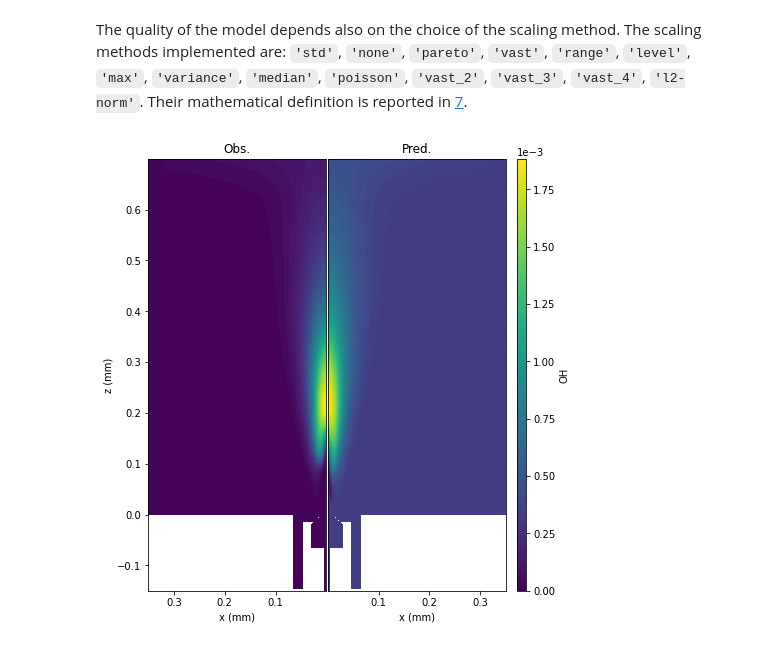
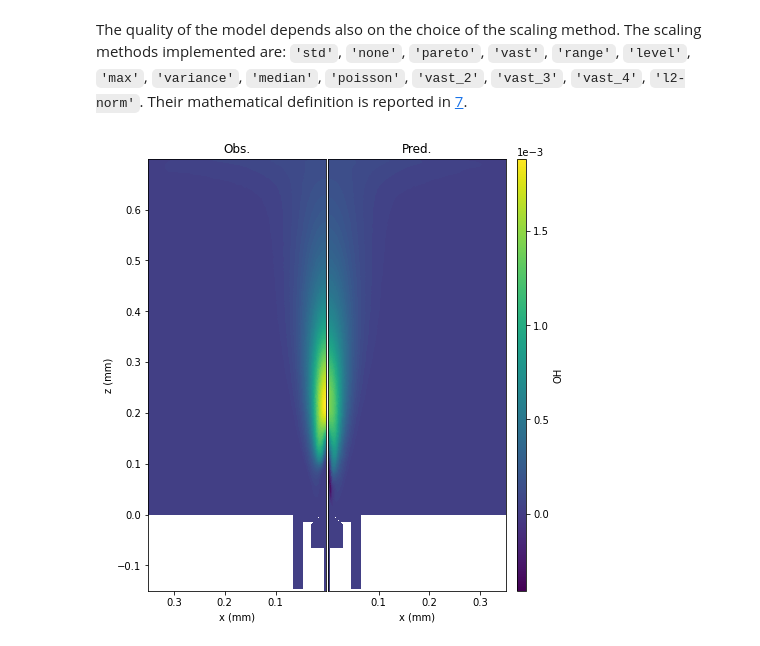
Before and after one commit to burn-research/OpenMEASURE, a Jupyter notebook: docs/sparse_sensing_doc.ipynb, the cells around one changed output. Cells and saved outputs as stored; diff of their text form; code cells hidden in the pictures.

```diff
--- a/docs/sparse_sensing_doc.ipynb
+++ b/docs/sparse_sensing_doc.ipynb
@@ -246,8 +277,7 @@ P_test = P[i_test, :]
 X_train = np.delete(X, i_test, axis=1)
 X_test = X[:, i_test]
 
-
-spr = SPR(X_train, n_features, xyz_25) # Create the spr object
+spr = SPR(X_train, n_features, xyz) # Create the spr object
 
 # Compute the optimal measurement matrix using qr decomposition
 n_sensors = 14
@@ -257,7 +287,7 @@ C_qr = spr.optimal_placement(select_modes='number', n_modes=n_sensors)
 xyz_sensors = np.zeros((n_sensors, 4))
 for i in range(n_sensors):
     index = np.argmax(C_qr[i,:])
-    xyz_sensors[i,:3] = xyz_25[index % n_cells, :]
+    xyz_sensors[i,:3] = xyz[index % n_cells, :]
     xyz_sensors[i,3] = index // n_cells
 
 mesh_outline = np.genfromtxt('../data/ROM/mesh_outline.csv', delimiter=',', skip_header=1)
@@ -270,13 +300,14 @@ In this cell, we use the same function `optimal_placement()` but we employ the g
 # %%
 # Compute the optimal measurement matrix using gem decomposition
 n_sensors = 14
+
 C_gem = spr.optimal_placement(calc_type='gem', n_sensors=n_sensors, n_modes=99.5, verbose=True)
 
 # Get the sensors positions and features
 xyz_sensors = np.zeros((n_sensors, 4))
 for i in range(n_sensors):
     index = np.argmax(C_gem[i,:])
-    xyz_sensors[i,:3] = xyz_25[index % n_cells, :]
+    xyz_sensors[i,:3] = xyz[index % n_cells, :]
     xyz_sensors[i,3] = index // n_cells
 
 plot_sensors(xyz_sensors, features, mesh_outline)
@@ -308,7 +339,7 @@ C_gem = spr.optimal_placement(calc_type='gem', n_sensors=20, d_min=0.05, n_modes
 xyz_sensors = np.zeros((n_sensors, 4))
 for i in range(n_sensors):
     index = np.argmax(C_gem[i,:])
-    xyz_sensors[i,:3] = xyz_25[index % n_cells, :]
+    xyz_sensors[i,:3] = xyz[index % n_cells, :]
     xyz_sensors[i,3] = index // n_cells
 
 plot_sensors(xyz_sensors, features, mesh_outline)
@@ -417,8 +500,12 @@ plot_comparison(mesh, [x_test, xp_test], (0,1,0), (0.0, 1.0e-3, 0), (0,2), str_i
 # %% [markdown]
 We can improve the prediction by enforcing the costraint that $\mathbf{x} > 0 $ everywhere. This is done by using the `'COLS'` method.
 # %%
+# features = ['NOx', 'CO', 'OH', 'H2', 'H2O', 'CO2', 'O2', 'CH4', 'T']
+limit_min = np.array([0., 0., 0., 0., 0., 0., 0., 0., 200.])
+limit_max = np.array([1., 1., 1., 1., 1., 1., 1., 1., 3000.])
+
 # Fit the model and predict the low-dim vector (ap) and the high-dim solution (xp)
-spr.fit(C_qr, method='COLS', verbose=True, abstol=1e-2)
+spr.train(C_qr, method='COLS', limits=[limit_min, limit_max], verbose=True, abstol=1e-2)
 Ap, Ap_sigma = spr.predict(y_qr)
 Xp_test = spr.reconstruct(Ap)
 
@@ -429,7 +516,7 @@ ind = features.index(str_ind)
 x_test = X_test[ind*n_cells:(ind+1)*n_cells, 3]
 xp_test = Xp_test[ind*n_cells:(ind+1)*n_cells, 0]
 
-plot_comparison(mesh, [x_test, xp_test], (0,1,0), (0.0, 1.0e-3, 0), (0,2), str_ind)
+plot_comparison(plane, [x_test, xp_test], str_ind)
 # %% [output]
 ===============================================================================
                                      CVXPY
@@ -454,22 +541,23 @@ The quality of the model depends also on the choice of the scaling method. The s
 # %%
 scale_type = 'range'
 C_qr = spr.optimal_placement(select_modes='number', n_modes=n_sensors, scale_type=scale_type)
 y_qr = np.zeros((n_sensors,3))
 y_qr[:,0] = C_qr @ X_test[:,3]
 
 for i in range(n_sensors):
     y_qr[i,2] = np.argmax(C_qr[i,:]) // n_cells
 
-spr.fit(C_qr, scale_type=scale_type)
+spr.fit(scale_type=scale_type)
+spr.train(C_qr)
 Ap, Ap_sigma = spr.predict(y_qr)
 Xp_test = spr.reconstruct(Ap)
 
 str_ind = 'OH'
 ind = features.index(str_ind)
 
 x_test = X_test[ind*n_cells:(ind+1)*n_cells, 3]
 xp_test = Xp_test[ind*n_cells:(ind+1)*n_cells, 0]
 
-plot_comparison(mesh, [x_test, xp_test], (0,1,0), (0.0, 1.0e-3, 0), (0,2), str_ind)
+plot_comparison(plane, [x_test, xp_test], str_ind)
 # %% [output]
-[figure, old version]
+[figure, new version]
```
Also changed, not shown: parts of 8 cells of this notebook, 4 other files.
